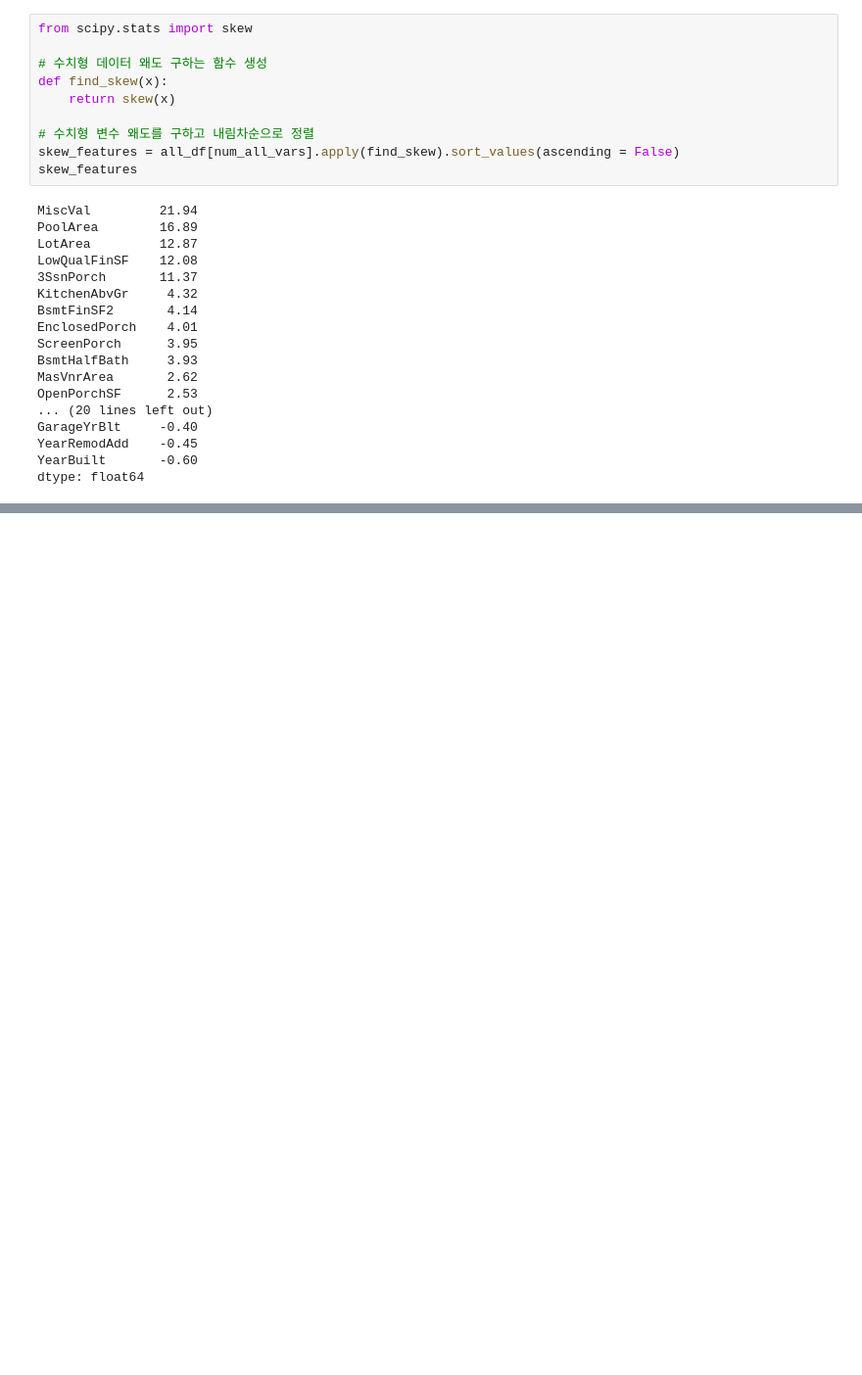
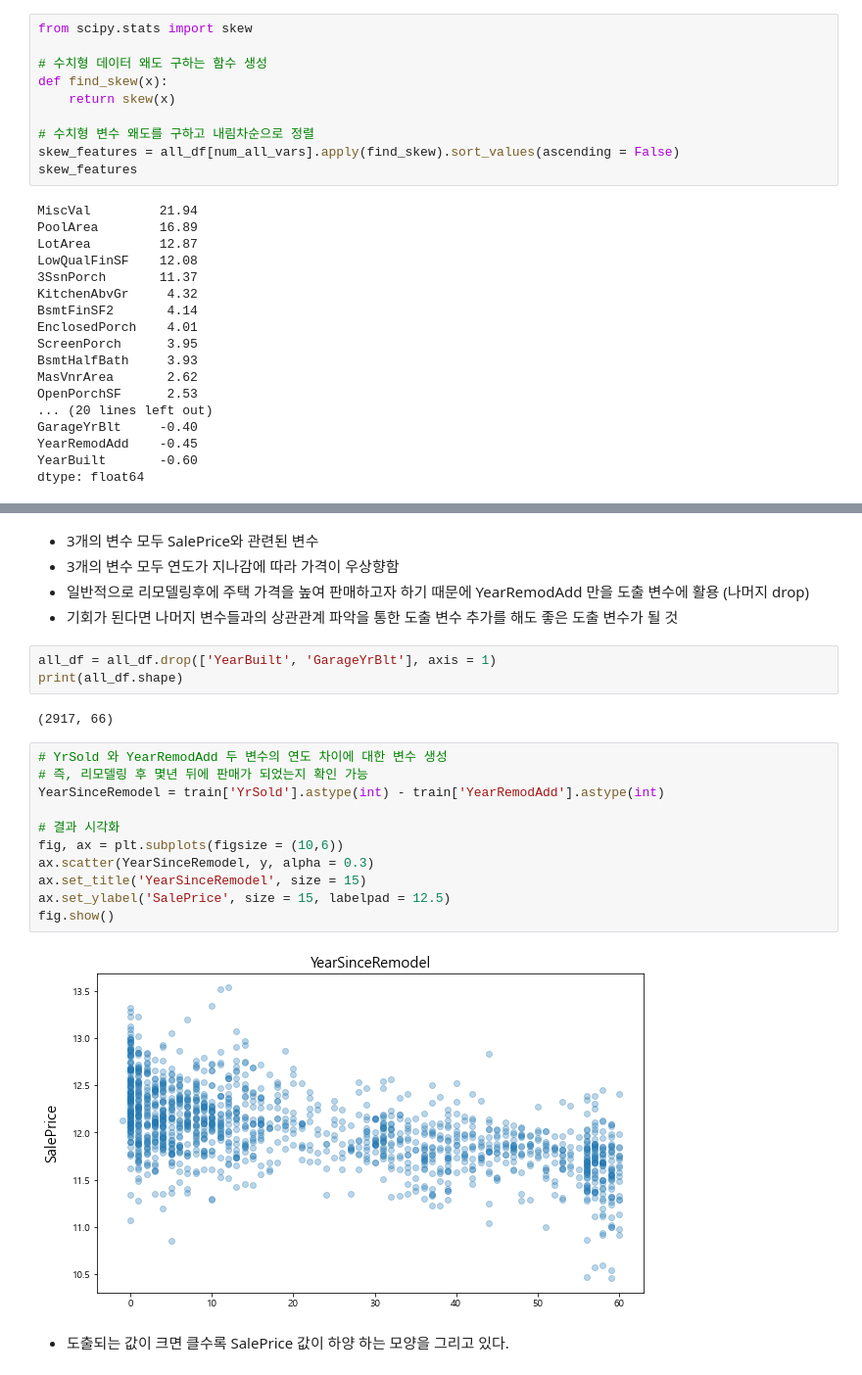
Before and after one commit to Kimgabe/Projects, a Jupyter notebook: Shadowing projects(필사)/[kaggle] 주택가격 예측 문제.ipynb, the cells around one changed output, grey strips where cells are left out. Shown at 98% size. Saved outputs shown, nothing was run; the diff lists cells and outputs as text; blank space fills up the shorter version.

```diff
--- a/Shadowing projects(필사)/[kaggle] 주택가격 예측 문제.ipynb
+++ b/Shadowing projects(필사)/[kaggle] 주택가격 예측 문제.ipynb
@@ -444,0 +604,25 @@ dtype: float64
+# %% [markdown]
+- 3개의 변수 모두 SalePrice와 관련된 변수
+- 3개의 변수 모두 연도가 지나감에 따라 가격이 우상향함
+- 일반적으로 리모델링후에 주택 가격을 높여 판매하고자 하기 때문에 YearRemodAdd 만을 도출 변수에 활용 (나머지 drop)
+- 기회가 된다면 나머지 변수들과의 상관관계 파악을 통한 도출 변수 추가를 해도 좋은 도출 변수가 될 것
+# %%
+all_df = all_df.drop(['YearBuilt', 'GarageYrBlt'], axis = 1)
+print(all_df.shape)
+# %% [output]
+(2917, 66)
+# %%
+# YrSold 와 YearRemodAdd 두 변수의 연도 차이에 대한 변수 생성
+# 즉, 리모델링 후 몇년 뒤에 판매가 되었는지 확인 가능
+YearSinceRemodel = train['YrSold'].astype(int) - train['YearRemodAdd'].astype(int)
+
+# 결과 시각화
+fig, ax = plt.subplots(figsize = (10,6))
+ax.scatter(YearSinceRemodel, y, alpha = 0.3)
+ax.set_title('YearSinceRemodel', size = 15)
+ax.set_ylabel('SalePrice', size = 15, labelpad = 12.5)
+fig.show()
+# %% [output]
+[figure, added]
+# %% [markdown]
+- 도출되는 값이 크면 클수록 SalePrice 값이 하양 하는 모양을 그리고 있다.
```
Also changed, not shown: parts of 32 cells of this notebook.
